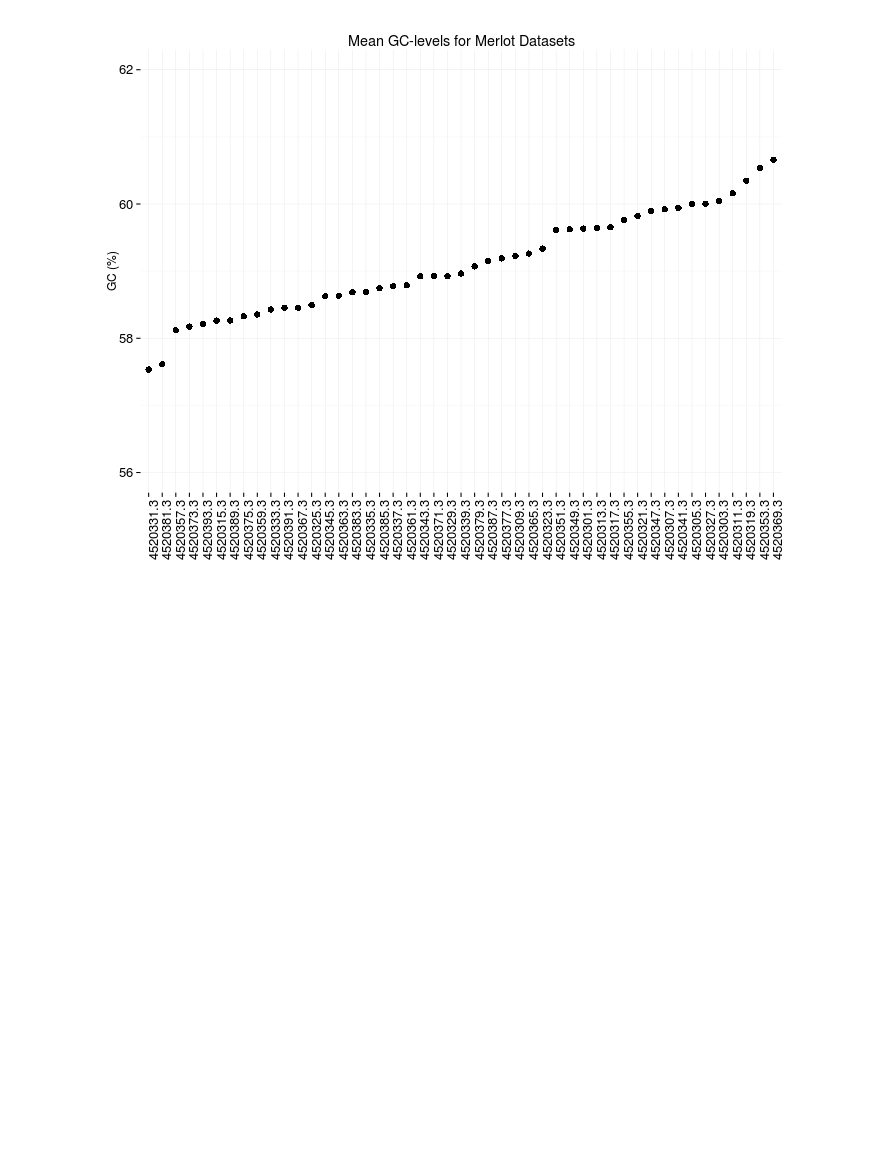
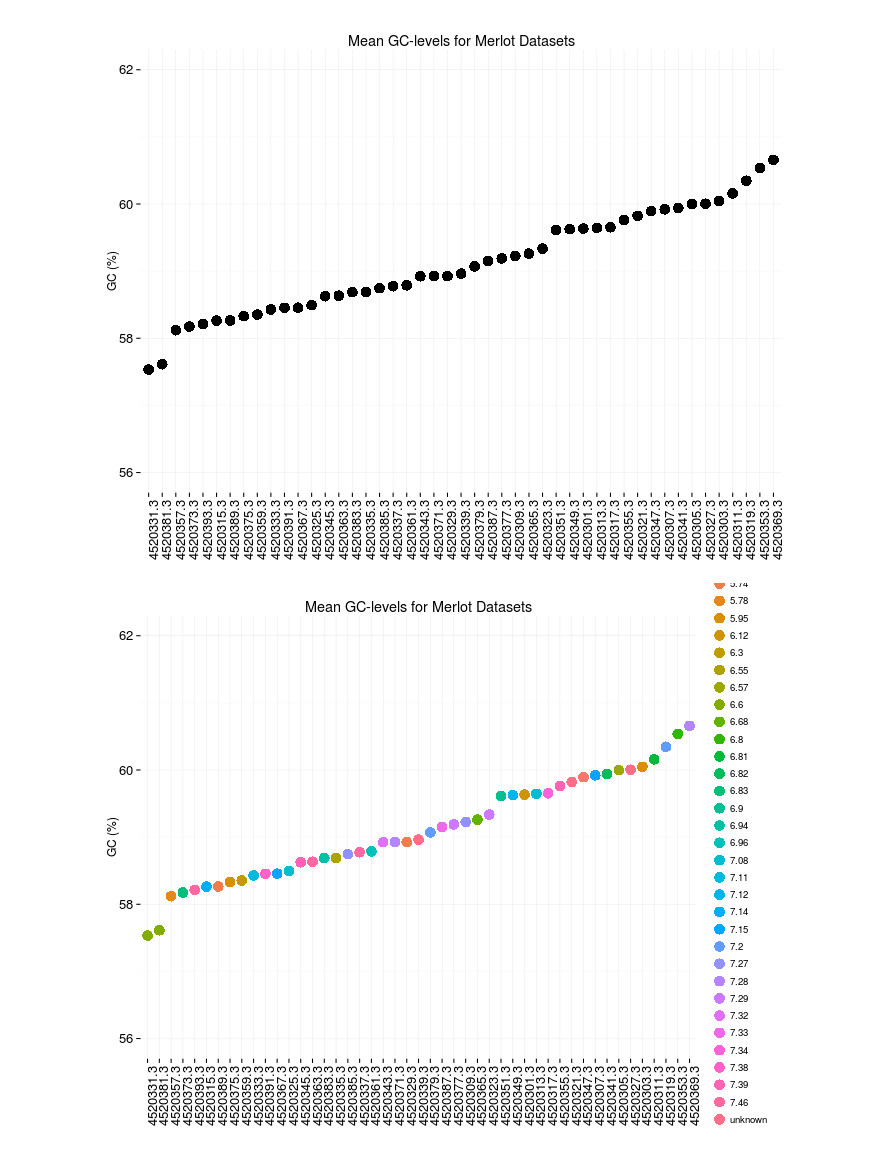
Before and after one commit to errcricket/GCProject_Output, a Jupyter notebook: GC_Factors.ipynb, the cells around one changed output. Saved outputs shown, nothing was run; the diff lists cells and outputs as text; code cells hidden in the pictures; blank space fills up the shorter version.

Commit message:
adding data

```diff
--- a/GC_Factors.ipynb
+++ b/GC_Factors.ipynb
@@ -30,3 +30,8 @@ from IPython.core.display import Image
 Image(filename='/data/erin/Project_GC/Analysis/images/merlot_environmentMean.png')
 # %% [output]
 [figure]
+# %%
+from IPython.core.display import Image
+Image(filename='/data/erin/Project_GC/Analysis/images/merlot_environmentMean_PH.png')
+# %% [output]
+[figure, added]
```
Also changed, not shown: parts of 7 cells of this notebook.
